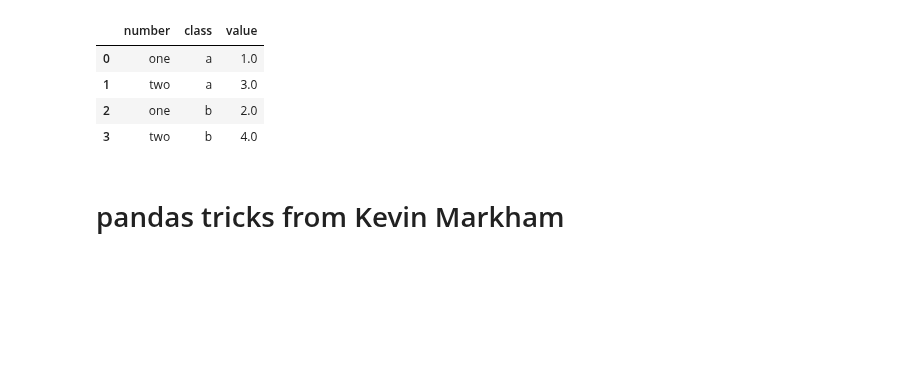
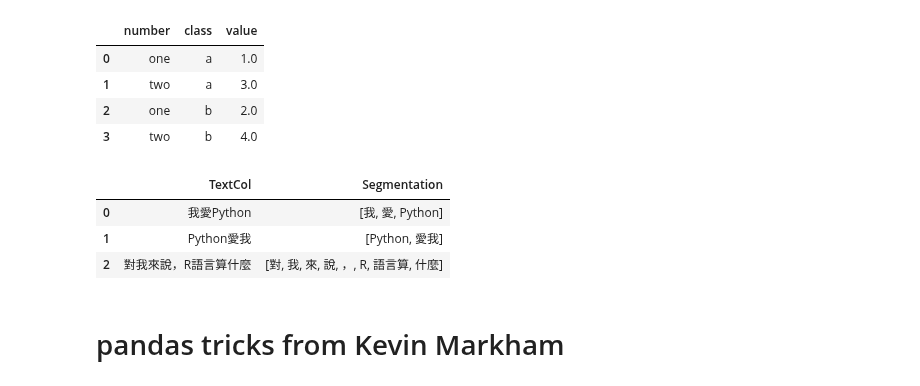
Before and after one commit to YLTsai0609/pandas_101, a Jupyter notebook: Solution.ipynb, the cells around one changed output. Saved outputs shown, nothing was run; the diff lists cells and outputs as text; code cells hidden in the pictures; blank space fills up the shorter version.

```diff
--- a/Solution.ipynb
+++ b/Solution.ipynb
@@ -1670,6 +1668,39 @@ get_tidy_df(s)
 | 1 | two | a | 3.0 |
 | 2 | one | b | 2.0 |
 | 3 | two | b | 4.0 |
+# %%
+# 4
+# vectorlized your costum function for pandas
+# use the function without elementwise - operation
+####### example
+# import jieba
+# result = [seg for seg in jieba.cut("我愛Python")]
+# print(result)
+####### Vectorlized Solution
+####### This is provide extremly fast operation
+####### when you have large text need to deal with
+df = pd.DataFrame({'TextCol':['我愛Python','Python愛我','對我來說，R語言算什麼']})
+def segmentation(sentence : str) -> 'list':
+    '''
+    get segmentation of a sentence
+    '''
+    return [seg for seg in jieba.cut(sentence)]
+
+vec_segmentation = np.vectorize(segmentation, otypes=[list])
+vec_segmentation(df['TextCol'].values)
+df['Segmentation'] = vec_segmentation(df['TextCol'].values)
+df
+
+# Hint : 使用 segmentation(df['TextCol']) 沒辦法過，series會出現無法encode
+# 單純使用vectorlize也沒辦法過，錯誤訊息說我們想把一個sequence放進一個value
+# 所以我們把output-type變為list，就可以被認得，如果你有一個100 million + 的dataframe需要做segmentation
+# 這會比apply快上100倍
+# efficiency https://engineering.upside.com/a-beginners-guide-to-optimizing-pandas-code-for-speed-c09ef2c6a4d6
+# %% [output]
+|  | TextCol | Segmentation |
+| 0 | 我愛Python | [我, 愛, Python] |
+| 1 | Python愛我 | [Python, 愛我] |
+| 2 | 對我來說，R語言算什麼 | [對, 我, 來, 說, ，, R, 語言算, 什麼] |
 # %% [markdown]
 # pandas tricks from Kevin Markham
 # %%
```
Also changed, not shown: parts of 38 cells of this notebook, 12 other files.
